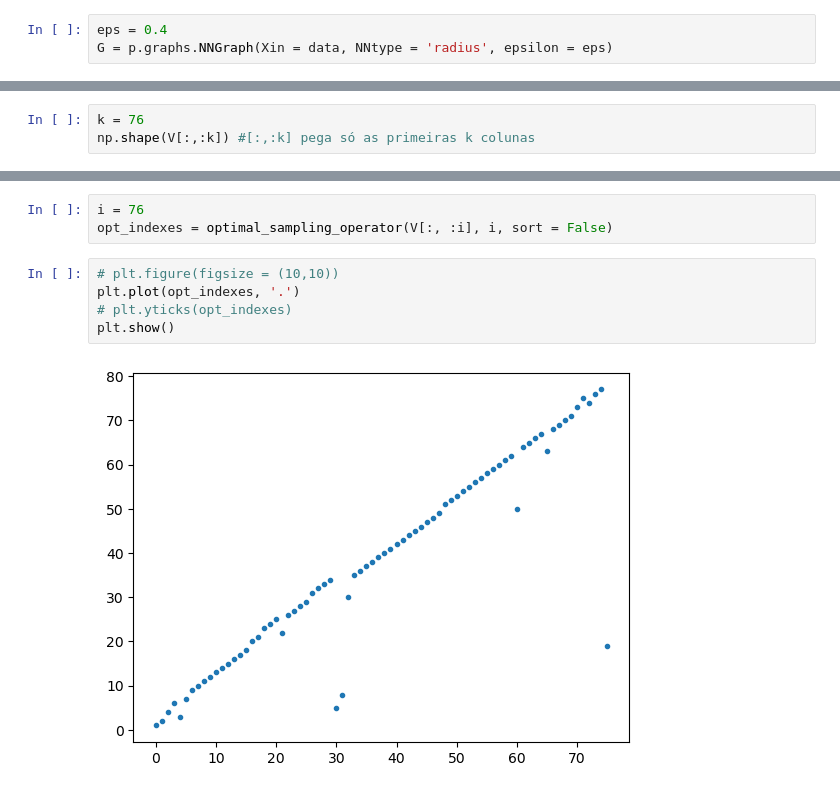
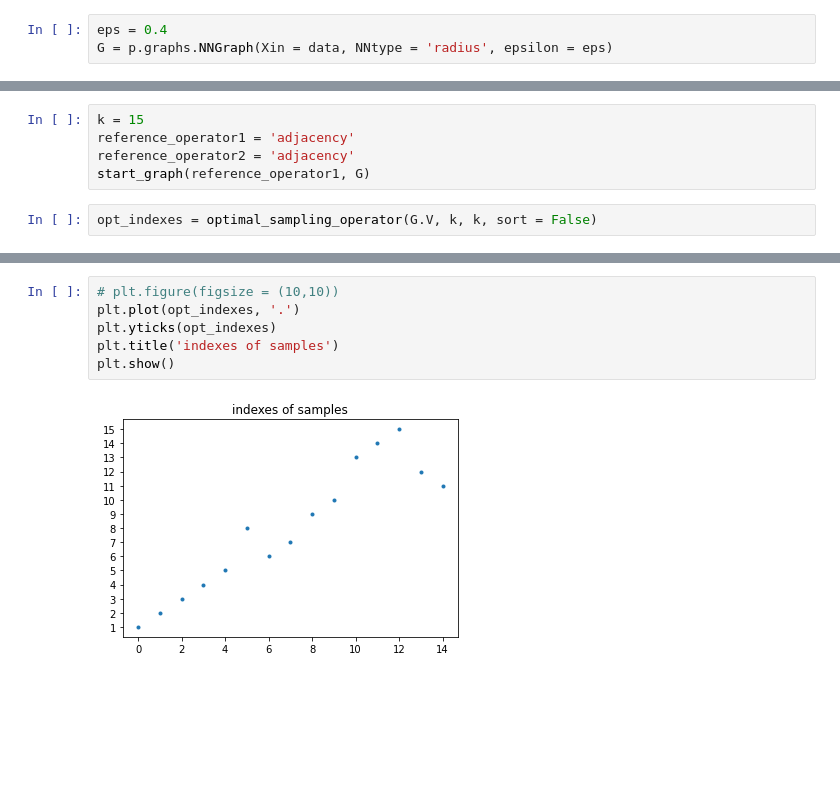
Before and after one commit to hollebenthiago/gsp, a Jupyter notebook: gsp4 - Sampling on graphs.ipynb, the cells around one changed output, grey strips where cells are left out. Drawn from its saved outputs; the diff is of its cells as text; blank space fills up the shorter version.

```diff
--- a/gsp4 - Sampling on graphs.ipynb
+++ b/gsp4 - Sampling on graphs.ipynb
@@ -67,3 +63,0 @@ matrix_rank(V)
-# %%
-k = 76
-np.shape(V[:,:k]) #[:,:k] pega só as primeiras k colunas
@@ -91,0 +139,7 @@ Wall time: 1.3 ms
+# %%
+k = 15
+reference_operator1 = 'adjacency'
+reference_operator2 = 'adjacency'
+start_graph(reference_operator1, G)
+# %%
+opt_indexes = optimal_sampling_operator(G.V, k, k, sort = False)
@@ -155,10 +188,8 @@ def optimal_sampling_operator(Vk, m, sort = True, verbose = False):
-# %%
-i = 76
-opt_indexes = optimal_sampling_operator(V[:, :i], i, sort = False)
 # %%
 # plt.figure(figsize = (10,10))
 plt.plot(opt_indexes, '.')
-# plt.yticks(opt_indexes)
+plt.yticks(opt_indexes)
+plt.title('indexes of samples')
 plt.show()
 # %% [output]
-[figure, old version]
+[figure, new version]
```
Also changed, not shown: parts of 56 cells of this notebook.
